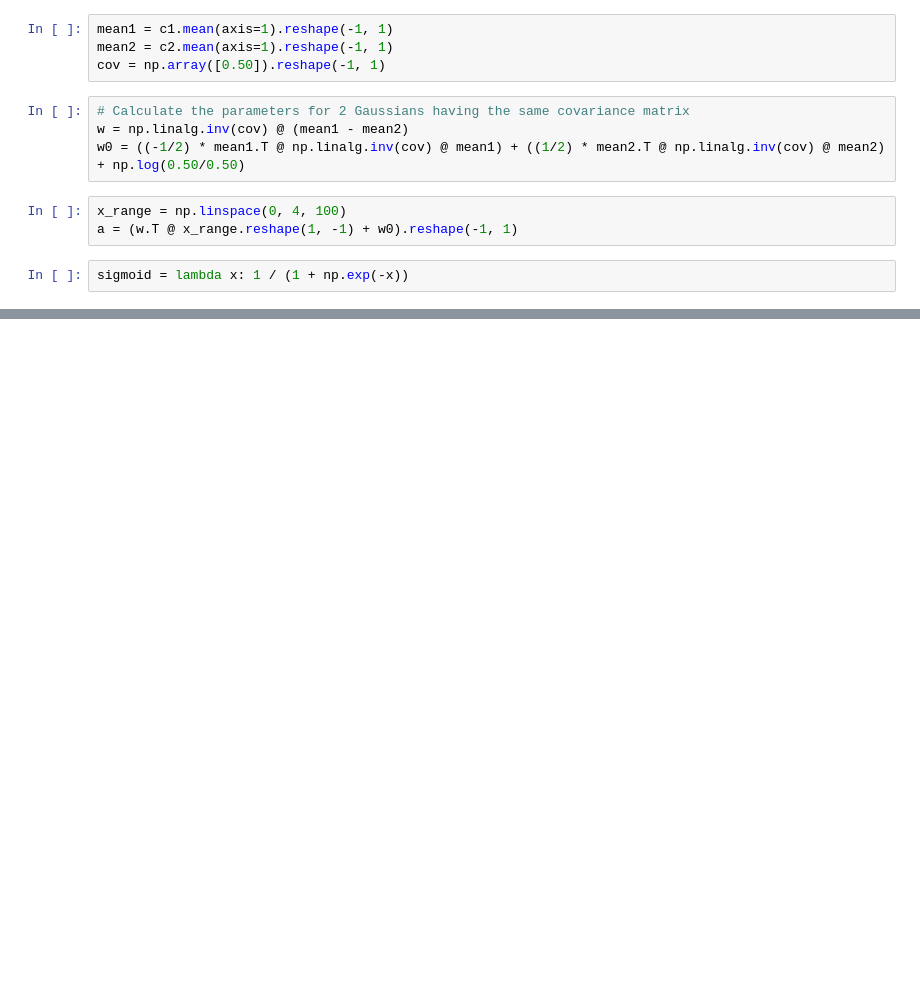
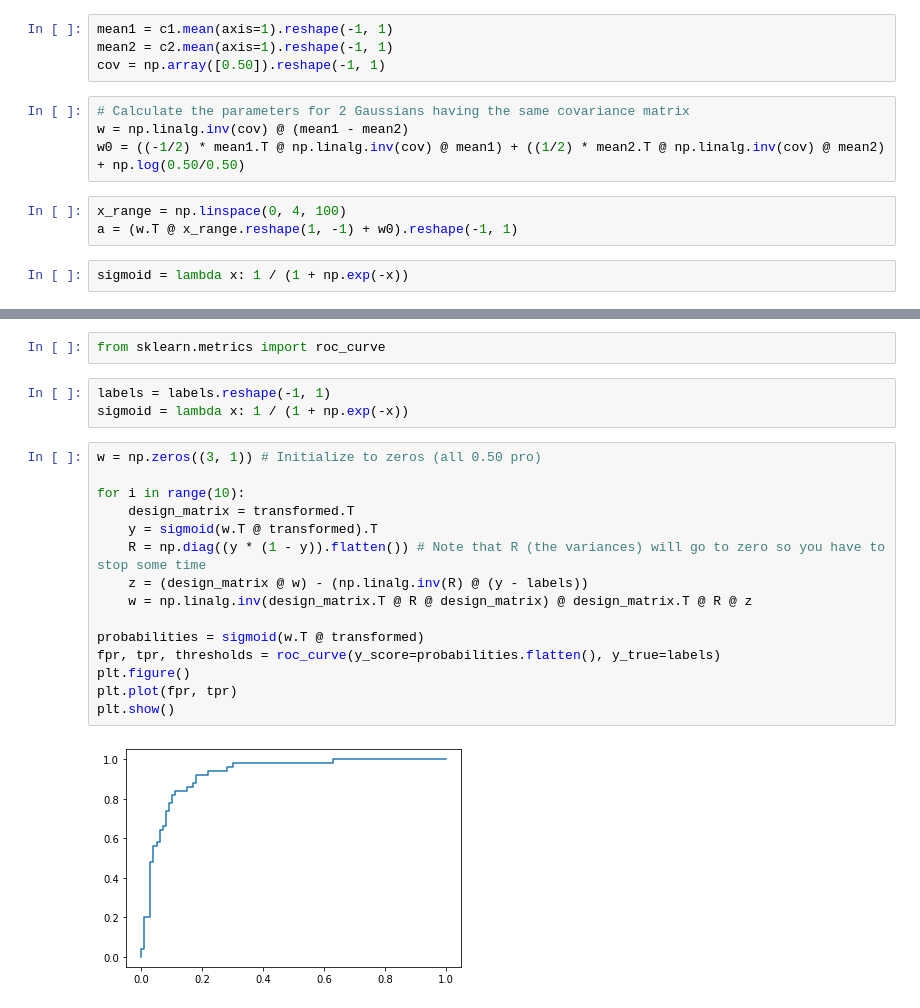
Before and after one commit to wouterMostard/PRML, a Jupyter notebook: Chapter 4 Linear Models for classification.ipynb, the cells around one changed output, grey strips where cells are left out. Drawn from its saved outputs; the diff is of its cells as text; blank space fills up the shorter version.

```diff
--- a/Chapter 4 Linear Models for classification.ipynb
+++ b/Chapter 4 Linear Models for classification.ipynb
@@ -376,0 +466,22 @@ This is the same optimization as you would have for linear regression. However,
+# %%
+from sklearn.metrics import roc_curve
+# %%
+labels = labels.reshape(-1, 1)
+sigmoid = lambda x: 1 / (1 + np.exp(-x))
+# %%
+w = np.zeros((3, 1)) # Initialize to zeros (all 0.50 pro)
+
+for i in range(10):
+    design_matrix = transformed.T
+    y = sigmoid(w.T @ transformed).T
+    R = np.diag((y * (1 - y)).flatten()) # Note that R (the variances) will go to zero so you have to stop some time
+    z = (design_matrix @ w) - (np.linalg.inv(R) @ (y - labels))
+    w = np.linalg.inv(design_matrix.T @ R @ design_matrix) @ design_matrix.T @ R @ z
+
+probabilities = sigmoid(w.T @ transformed)
+fpr, tpr, thresholds = roc_curve(y_score=probabilities.flatten(), y_true=labels)
+plt.figure()
+plt.plot(fpr, tpr)
+plt.show()
+# %% [output]
+[figure, added]
```
Also changed, not shown: parts of 22 cells of this notebook.
